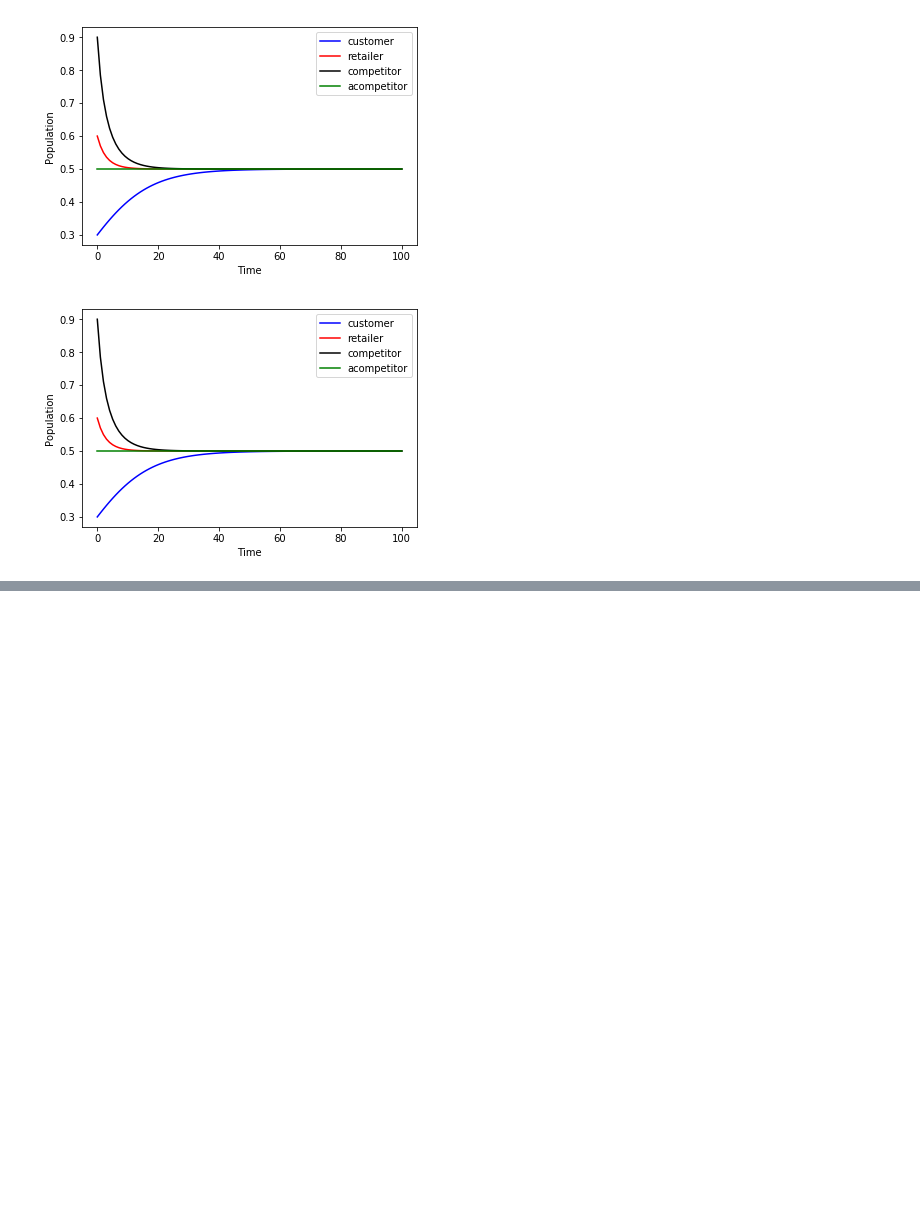
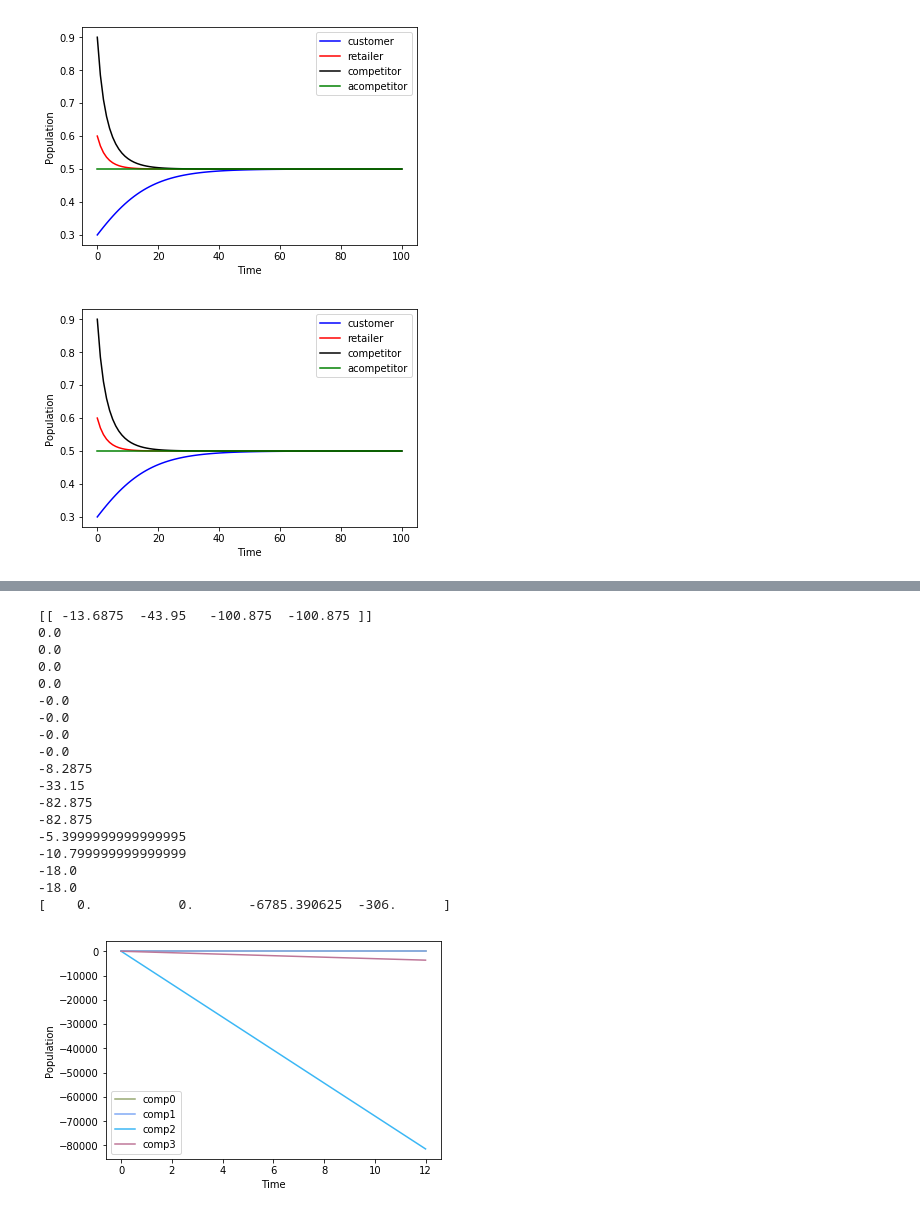
Before and after one commit to davidsdatascience/Modelling-the-UK-Retail-Market, a Jupyter notebook: gLV.ipynb, the cells around one changed output, grey strips where cells are left out. Drawn from its saved outputs; the diff is of its cells as text; code cells hidden in the pictures; blank space fills up the shorter version.

```diff
--- a/gLV.ipynb
+++ b/gLV.ipynb
@@ -273,0 +299,65 @@ plt.legend();
+# %%
+#https://sites.math.washington.edu/~morrow/336_16/2016papers/lalith.pdf
+
+
+#Include intraction between the retailer and customer via the interaction matrix A
+#dx1/dt=r1x1(1-(x1+a12x2))
+
+N=4
+P0=np.ones(N)
+r=np.ones(N)
+H = np.empty([N])
+P=np.empty([N])
+A=np.matrix([[0.2,0.3,0.1, 0.3],[-0.2,-0.4,-0.2, -0.5],[-0.1,-0.4,-1.0,-1.0],[-0.3,-0.6,-1.0, -1.0]])#interaction matrix
+
+print(P*A)
+
+#for i in range(N):
+#    for j in range(N):
+#        H[i]=(r[i]*P[i]-r[i]*P[i]*(1-P[i]-(A[i,j]*P[j])))
+
+
+for i in range(N):
+    for j in range(N):
+        print(A[i,j]*P[i])
+        H[i]=P[i]*(r[i]+(A[i,j]*P[i]))
+
+
+print(H)
+
+
+ts = np.linspace(0, 12, 100)
+def dP_dt(P,t):
+    return H
+
+Ps = odeint(dP_dt, P0, ts)
+
+def Nplot(N):
+    for i in range(N):
+        plt.plot(ts, Ps[:,i], color=list(np.random.random(size=3) * 1), label="comp"  + str(i))
+
+Nplot(N)
+
+plt.xlabel("Time")
+plt.ylabel("Population")
+plt.legend();
+# %% [output]
+[[ -13.6875  -43.95   -100.875  -100.875 ]]
+0.0
+0.0
+0.0
+0.0
+-0.0
+-0.0
+-0.0
+-0.0
+-8.2875
+-33.15
+-82.875
+-82.875
+-5.3999999999999995
+-10.799999999999999
+-18.0
+-18.0
+[    0.           0.       -6785.390625  -306.      ]
+[figure, added]
```
Also changed, not shown: parts of 1 cell of this notebook.
